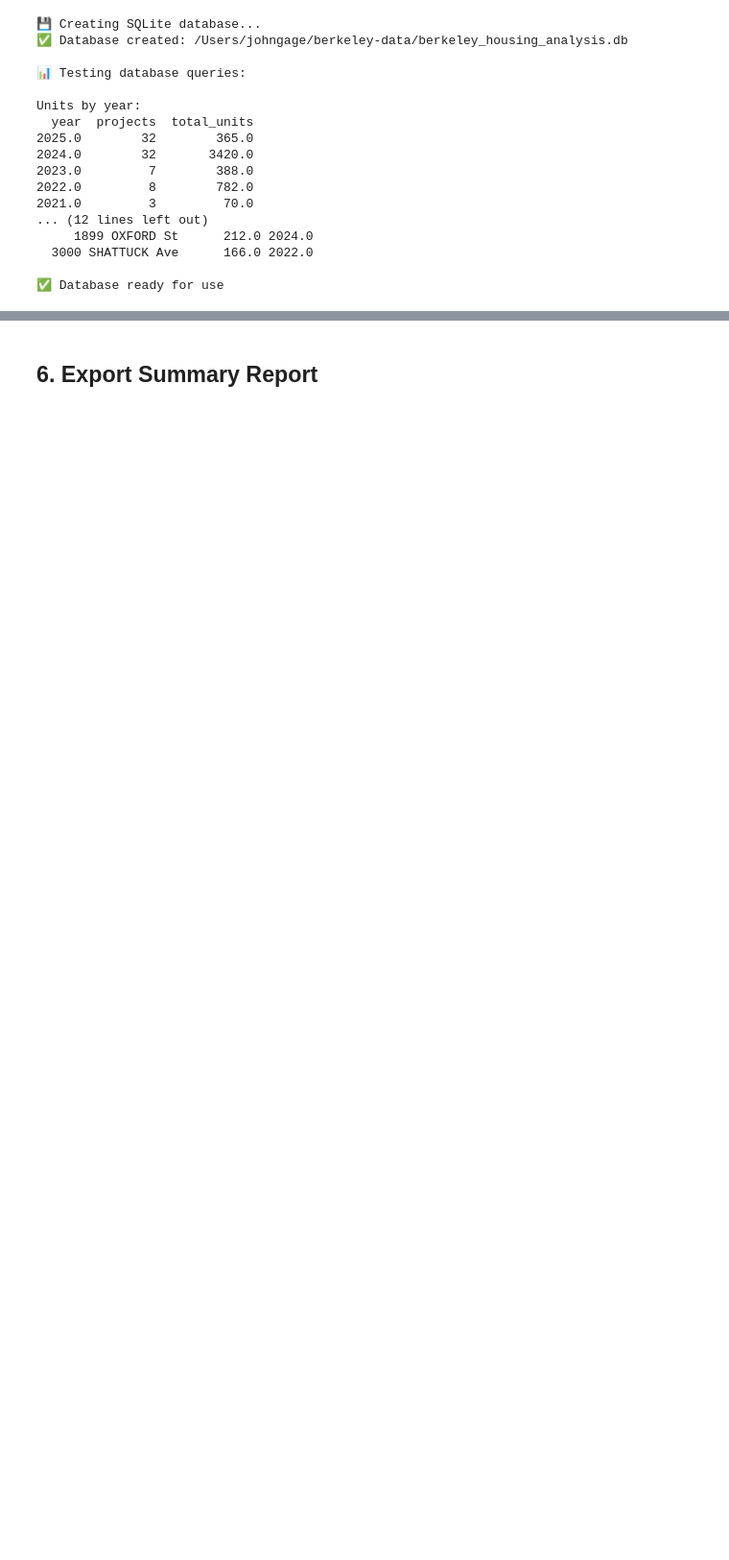
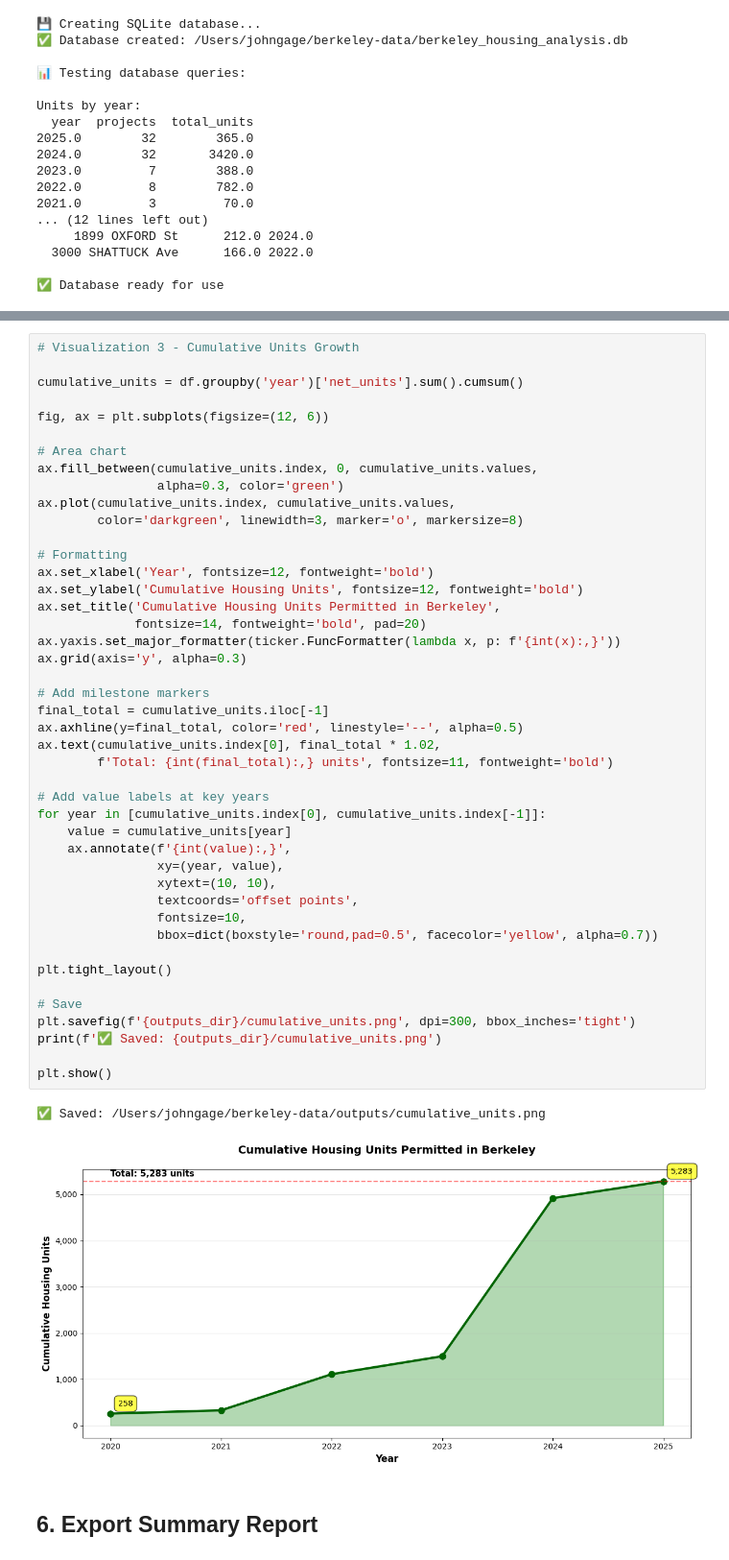
Before and after one commit to blockXblock/berkeley-housing-analysis, a Jupyter notebook: notebooks/MASTER_ANALYSIS.ipynb, the cells around one changed output, grey strips where cells are left out. Shown at 96% size. Drawn from its saved outputs; the diff is of its cells as text; blank space fills up the shorter version.

```diff
--- a/notebooks/MASTER_ANALYSIS.ipynb
+++ b/notebooks/MASTER_ANALYSIS.ipynb
@@ -491,3 +861,50 @@ Units by year:
+# %%
+# Visualization 3 - Cumulative Units Growth
+
+cumulative_units = df.groupby('year')['net_units'].sum().cumsum()
+
+fig, ax = plt.subplots(figsize=(12, 6))
+
+# Area chart
+ax.fill_between(cumulative_units.index, 0, cumulative_units.values,
+                alpha=0.3, color='green')
+ax.plot(cumulative_units.index, cumulative_units.values,
+        color='darkgreen', linewidth=3, marker='o', markersize=8)
+
+# Formatting
+ax.set_xlabel('Year', fontsize=12, fontweight='bold')
+ax.set_ylabel('Cumulative Housing Units', fontsize=12, fontweight='bold')
+ax.set_title('Cumulative Housing Units Permitted in Berkeley',
+             fontsize=14, fontweight='bold', pad=20)
+ax.yaxis.set_major_formatter(ticker.FuncFormatter(lambda x, p: f'{int(x):,}'))
+ax.grid(axis='y', alpha=0.3)
+
+# Add milestone markers
+final_total = cumulative_units.iloc[-1]
+ax.axhline(y=final_total, color='red', linestyle='--', alpha=0.5)
+ax.text(cumulative_units.index[0], final_total * 1.02,
+        f'Total: {int(final_total):,} units', fontsize=11, fontweight='bold')
+
+# Add value labels at key years
+for year in [cumulative_units.index[0], cumulative_units.index[-1]]:
+    value = cumulative_units[year]
+    ax.annotate(f'{int(value):,}',
+                xy=(year, value),
+                xytext=(10, 10),
+                textcoords='offset points',
+                fontsize=10,
+                bbox=dict(boxstyle='round,pad=0.5', facecolor='yellow', alpha=0.7))
+
+plt.tight_layout()
+
+# Save
+plt.savefig(f'{outputs_dir}/cumulative_units.png', dpi=300, bbox_inches='tight')
+print(f'✅ Saved: {outputs_dir}/cumulative_units.png')
+
+plt.show()
+# %% [output]
+✅ Saved: /Users/johngage/berkeley-data/outputs/cumulative_units.png
+[figure, added]
 # %% [markdown]
 ## 6. Export Summary Report
 # %%
```
Also changed, not shown: parts of 23 cells of this notebook.
